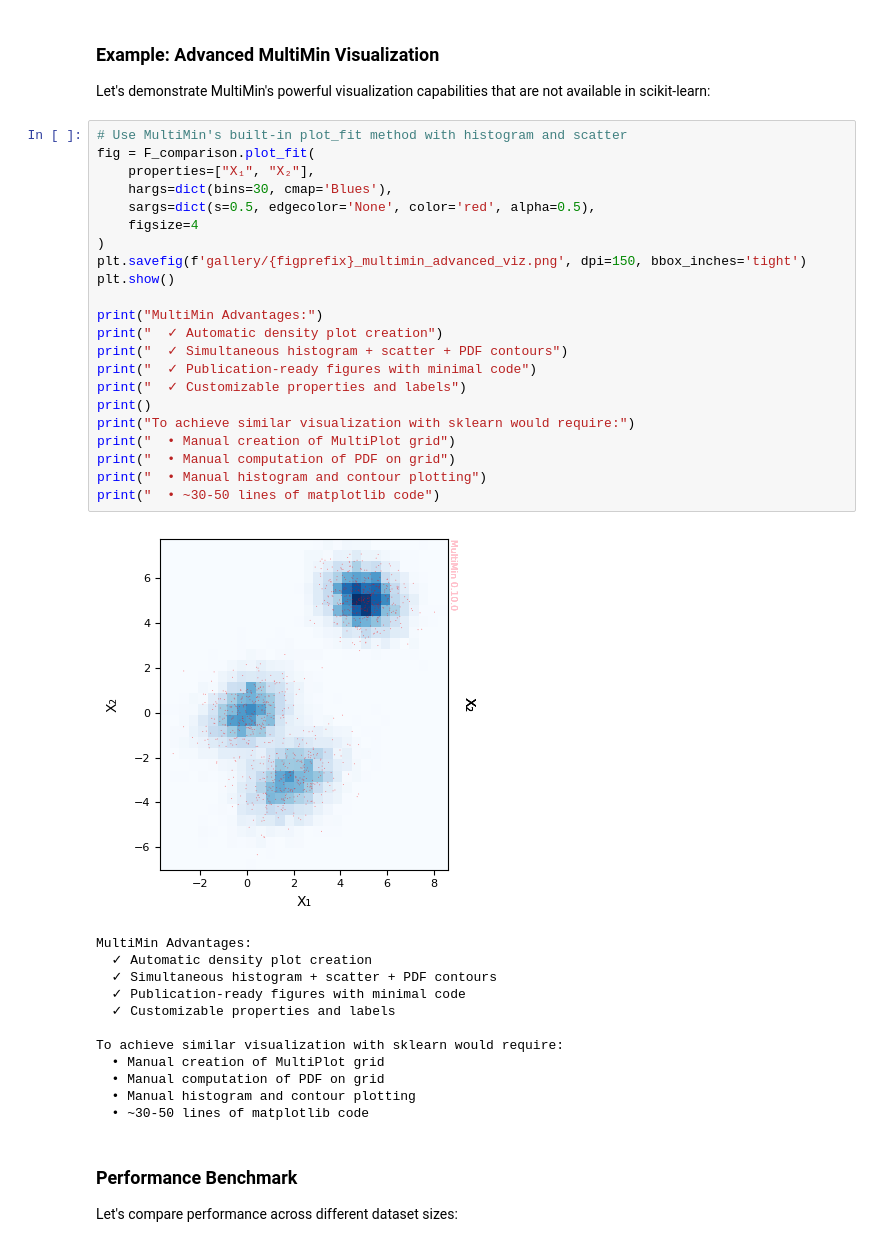
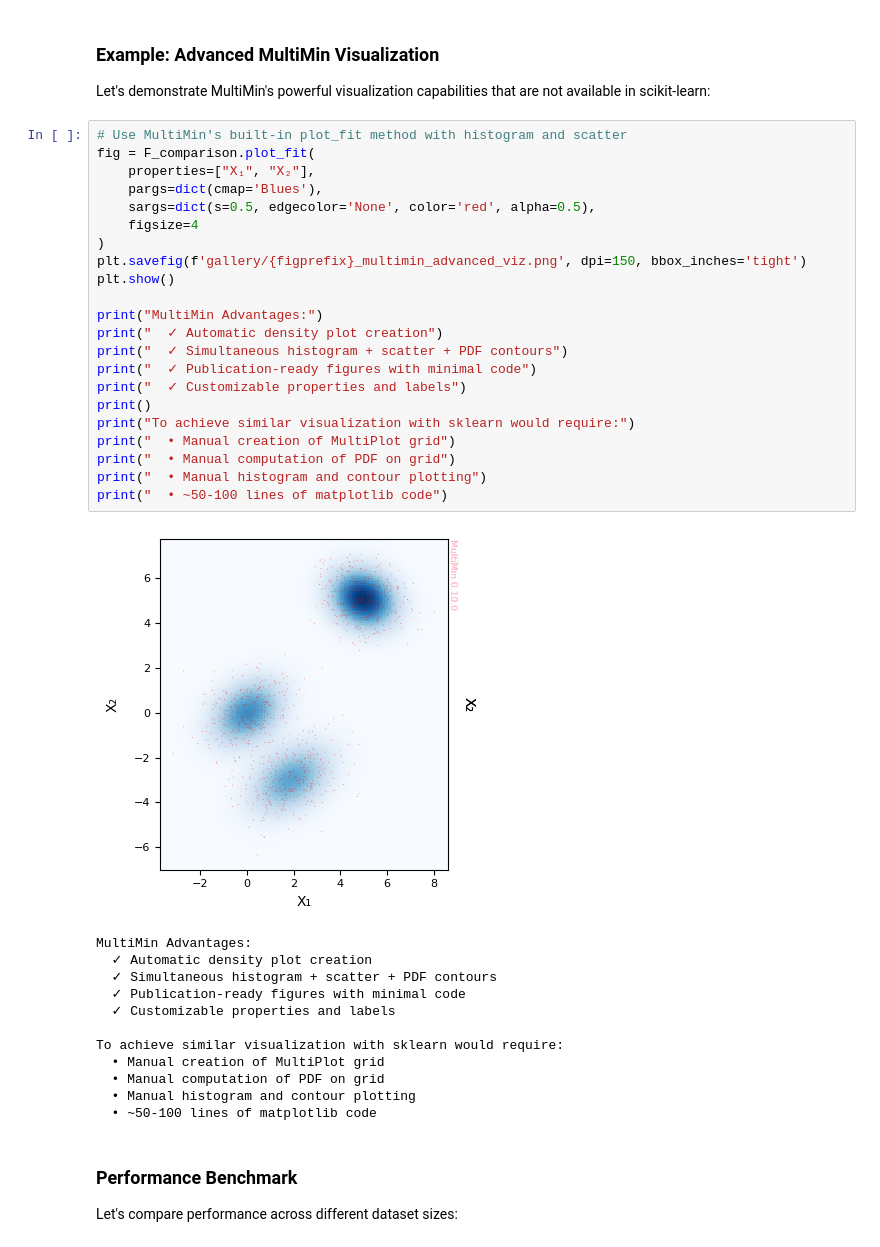
Before and after one commit to seap-udea/multimin, a Jupyter notebook: examples/multimin_mog_gmm.ipynb, the cells around one changed output. Drawn from its saved outputs; the diff is of its cells as text.

```diff
--- a/examples/multimin_mog_gmm.ipynb
+++ b/examples/multimin_mog_gmm.ipynb
@@ -419,27 +419,27 @@ Let's demonstrate MultiMin's powerful visualization capabilities that are not av
 # %%
 # Use MultiMin's built-in plot_fit method with histogram and scatter
 fig = F_comparison.plot_fit(
     properties=["X₁", "X₂"],
-    hargs=dict(bins=30, cmap='Blues'),
+    pargs=dict(cmap='Blues'),
     sargs=dict(s=0.5, edgecolor='None', color='red', alpha=0.5),
     figsize=4
 )
 plt.savefig(f'gallery/{figprefix}_multimin_advanced_viz.png', dpi=150, bbox_inches='tight')
 plt.show()
 
 print("MultiMin Advantages:")
 print("  ✓ Automatic density plot creation")
 print("  ✓ Simultaneous histogram + scatter + PDF contours")
 print("  ✓ Publication-ready figures with minimal code")
 print("  ✓ Customizable properties and labels")
 print()
 print("To achieve similar visualization with sklearn would require:")
 print("  • Manual creation of MultiPlot grid")
 print("  • Manual computation of PDF on grid")
 print("  • Manual histogram and contour plotting")
-print("  • ~30-50 lines of matplotlib code")
+print("  • ~50-100 lines of matplotlib code")
 # %% [output]
-[figure, old version]
+[figure, new version]
 MultiMin Advantages:
   ✓ Automatic density plot creation
   ✓ Simultaneous histogram + scatter + PDF contours
@@ -450,7 +450,7 @@ To achieve similar visualization with sklearn would require:
   • Manual creation of MultiPlot grid
   • Manual computation of PDF on grid
   • Manual histogram and contour plotting
-  • ~30-50 lines of matplotlib code
+  • ~50-100 lines of matplotlib code
 # %% [markdown]
 ### Performance Benchmark
 
```
Also changed, not shown: parts of 3 cells of this notebook, 5 other files.
